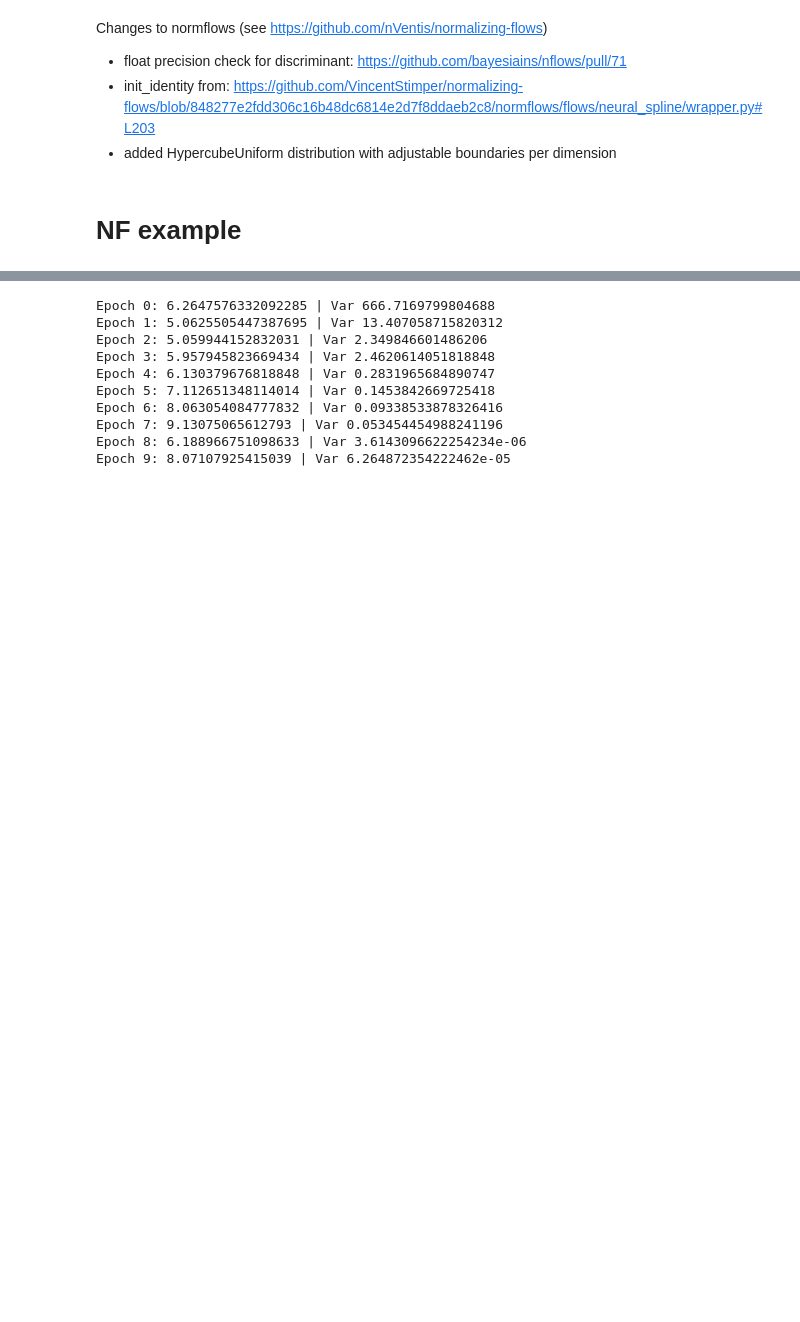
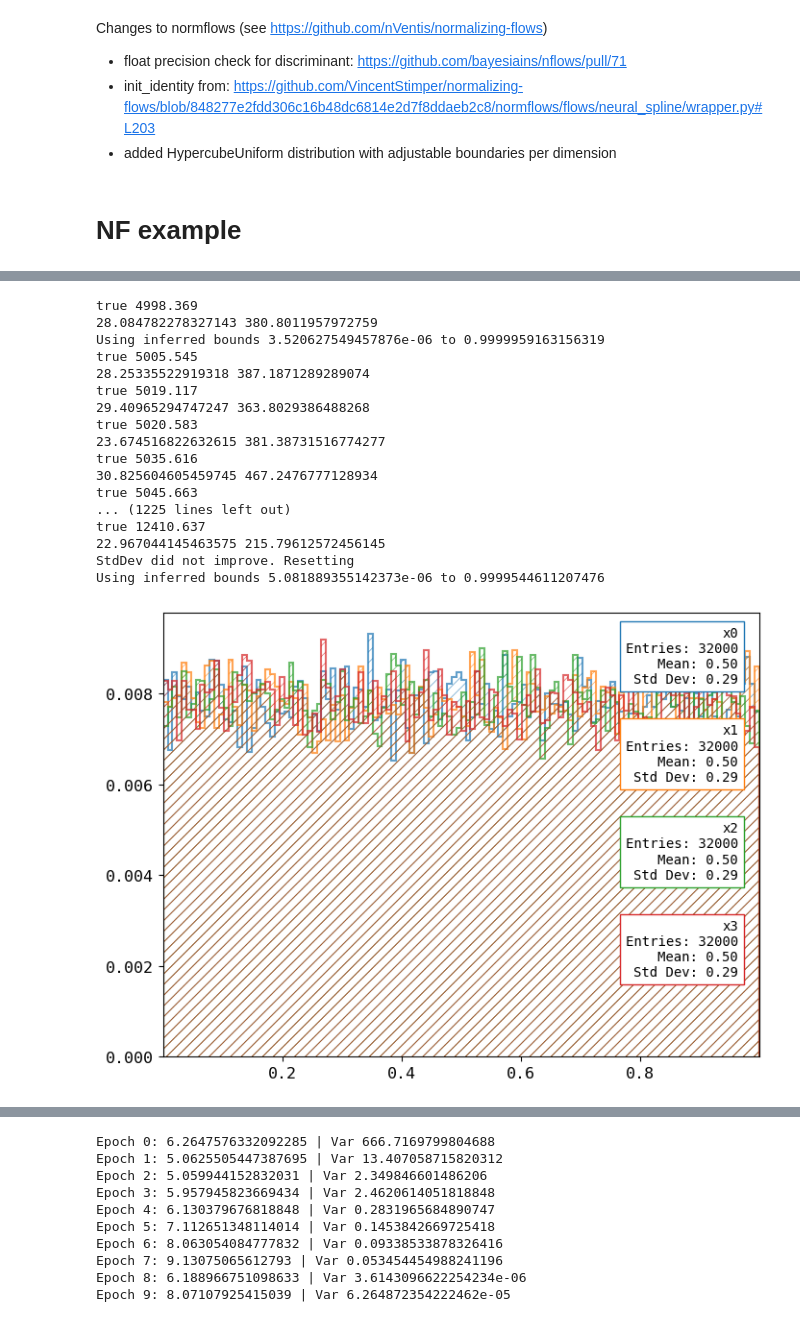
Before and after one commit to nVentis/MEM_HEP, a Jupyter notebook: notebooks/mem_nis_v2.ipynb, the cells around one changed output, grey strips where cells are left out. Cells and saved outputs as stored; diff of their text form; code cells hidden in the pictures; blank space fills up the shorter version.

```diff
--- a/notebooks/mem_nis_v2.ipynb
+++ b/notebooks/mem_nis_v2.ipynb
@@ -216,0 +109,29 @@ tensor([[-6.5653, -4.6032,  1.4006, -5.1196,  7.6728, -9.7581, -9.1591,  7.1863]
+# %%
+def report(nis):
+    if nis.epoch_abs % 50 == 0:
+        with torch.no_grad():
+            plot_proposal(nis.nfm, n_samples=32000)
+
+nis.adapt(n_epochs_max=500, loss_func=exp_div, n_samples=5000, n_max_fail=20, test_callback=report)
+nis.empty_cache()
+
+plot_proposal(nis.nfm, n_samples=32000)
+# %% [output]
+true 4998.369
+28.084782278327143 380.8011957972759
+Using inferred bounds 3.520627549457876e-06 to 0.9999959163156319
+true 5005.545
+28.25335522919318 387.1871289289074
+true 5019.117
+29.40965294747247 363.8029386488268
+true 5020.583
+23.674516822632615 381.38731516774277
+true 5035.616
+30.825604605459745 467.2476777128934
+true 5045.663
+... (1225 lines left out)
+true 12410.637
+22.967044145463575 215.79612572456145
+StdDev did not improve. Resetting
+Using inferred bounds 5.081889355142373e-06 to 0.9999544611207476
+[figure, added]
```
Also changed, not shown: parts of 17 cells of this notebook, 15 other files.
